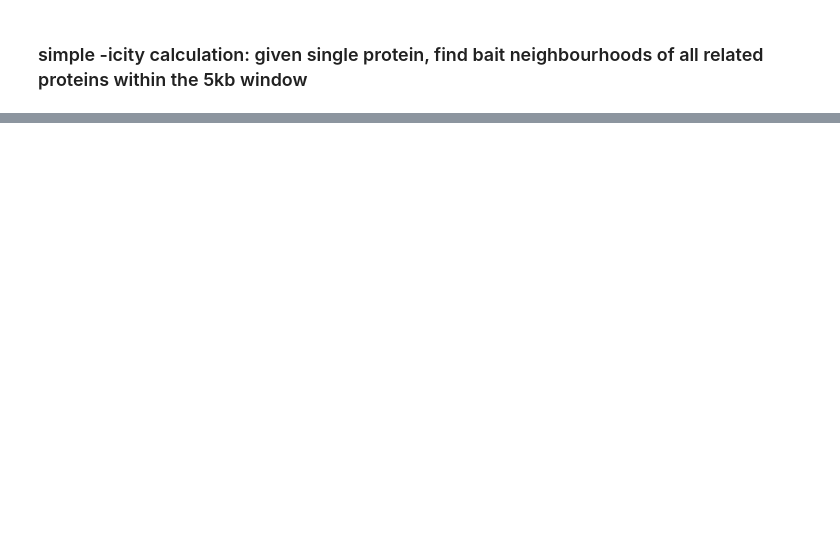
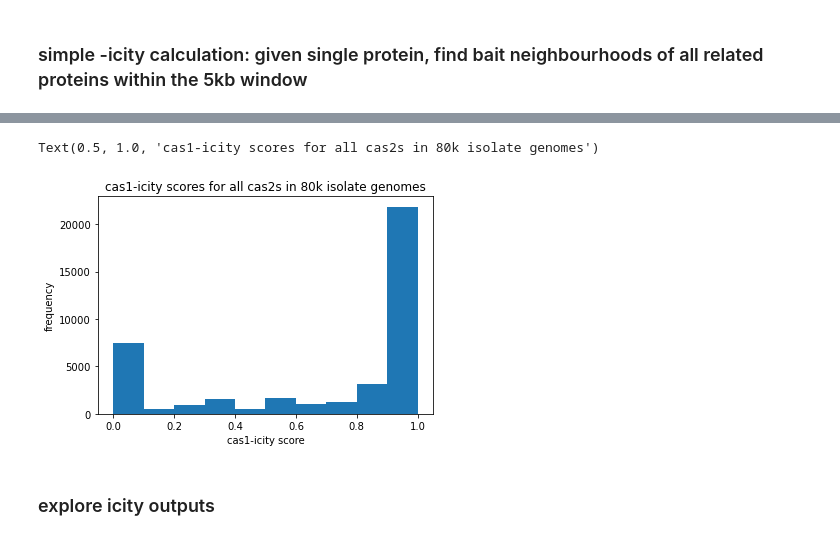
Before and after one commit to pdhsulab/GeneGraphDB, a Jupyter notebook: calc_icity.ipynb, the cells around one changed output, grey strips where cells are left out. Drawn from its saved outputs; the diff is of its cells as text; code cells hidden in the pictures; blank space fills up the shorter version.

```diff
--- a/calc_icity.ipynb
+++ b/calc_icity.ipynb
@@ -165,0 +443,10 @@ neigh_id
+# %%
+plt.hist(cas2_icity_list, bins = [0,.1,.2,.3,.4,.5,.6,.7,.8,.9,1])
+plt.xlabel("cas1-icity score")
+plt.ylabel("frequency")
+plt.title("cas1-icity scores for all cas2s in 80k isolate genomes")
+# %% [output]
+Text(0.5, 1.0, 'cas1-icity scores for all cas2s in 80k isolate genomes')
+[figure, added]
+# %% [markdown]
+### explore icity outputs
```
Also changed, not shown: parts of 46 cells of this notebook, 3 other files.
